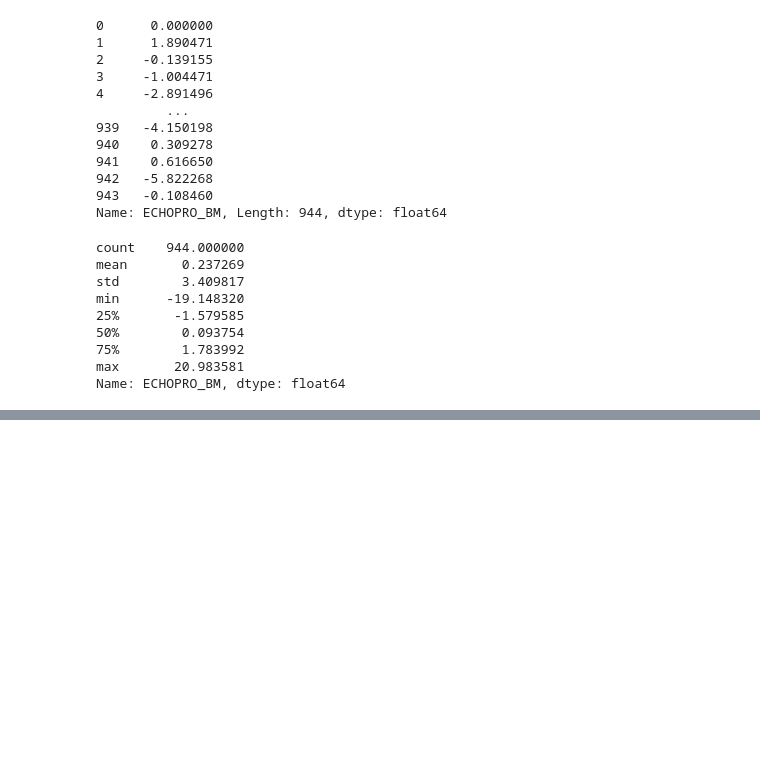
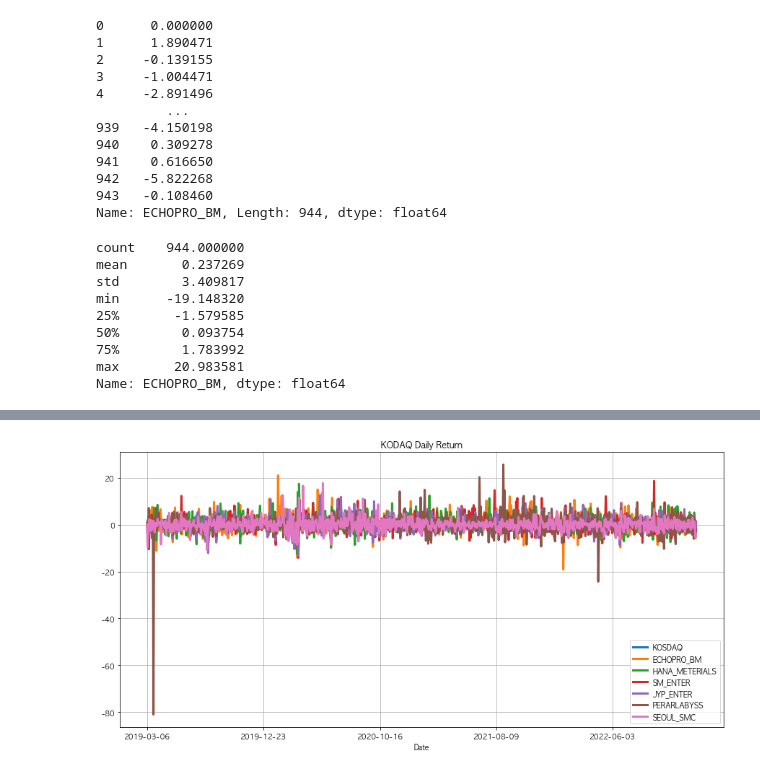
Before and after one commit to Ki-Sung/python_financial_analysis_and_machine_learning, a Jupyter notebook: own_analysis_in_korea/data_analytics_and_visualization.ipynb, the cells around one changed output, grey strips where cells are left out. Cells and saved outputs as stored; diff of their text form; code cells hidden in the pictures; blank space fills up the shorter version.

```diff
--- a/own_analysis_in_korea/data_analytics_and_visualization.ipynb
+++ b/own_analysis_in_korea/data_analytics_and_visualization.ipynb
@@ -403,0 +455,4 @@ Name: ECHOPRO_BM, dtype: float64
+# %%
+# 전체 종목 일일 수익율 계산 - kosdaq
+kosdaq_stock_daily_return = daily_return(kosdaq_stocks)
+kosdaq_stock_daily_return
@@ -403,0 +473,5 @@ Name: ECHOPRO_BM, dtype: float64
+# %%
+# 코스닥 전체 종목 수익율 그래프 나타내기
+show_plot(df=kosdaq_stock_daily_return, fig_title="KODAQ Daily Return")
+# %% [output]
+[figure, added]
```
Also changed, not shown: parts of 10 cells of this notebook.
